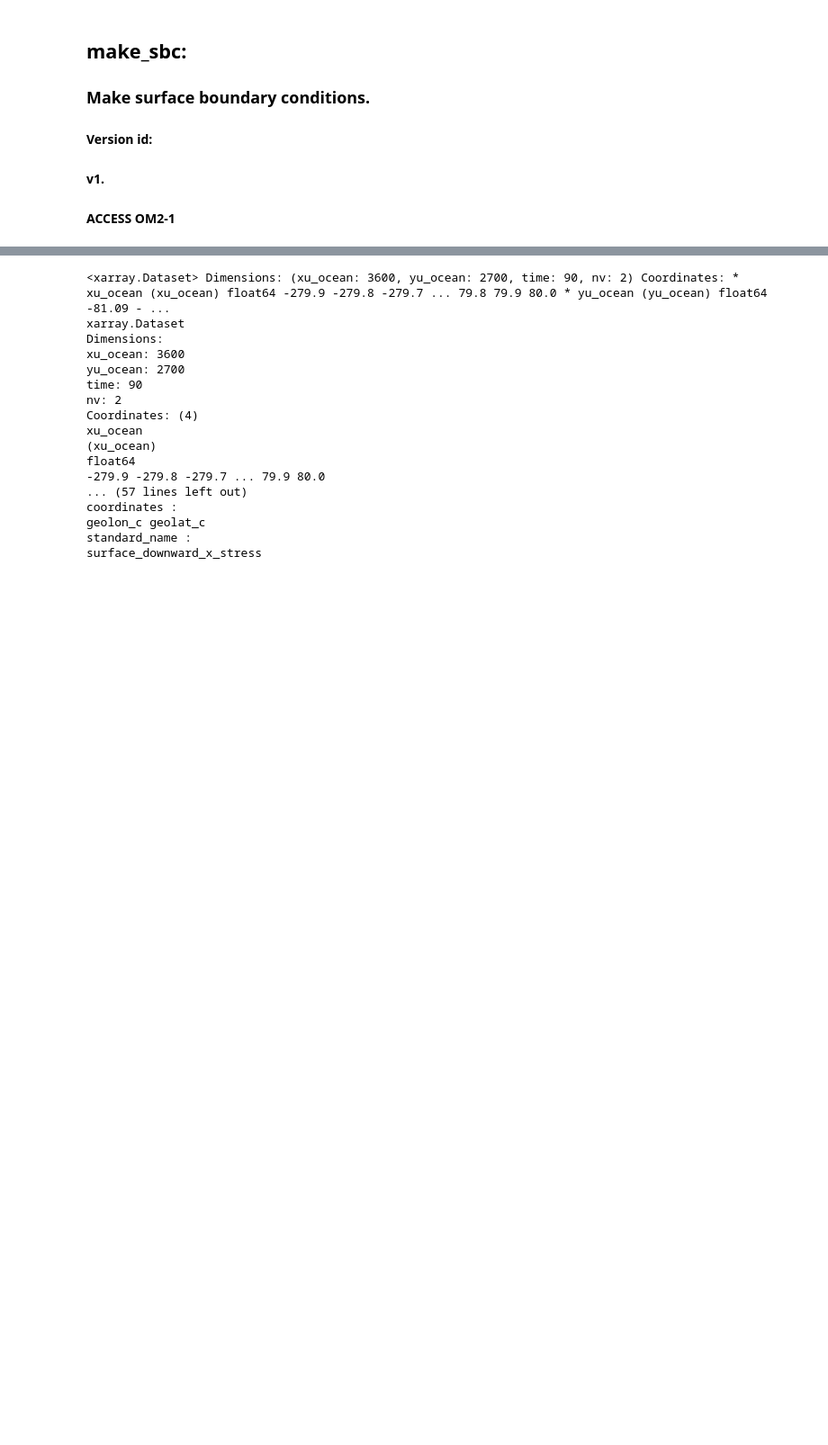
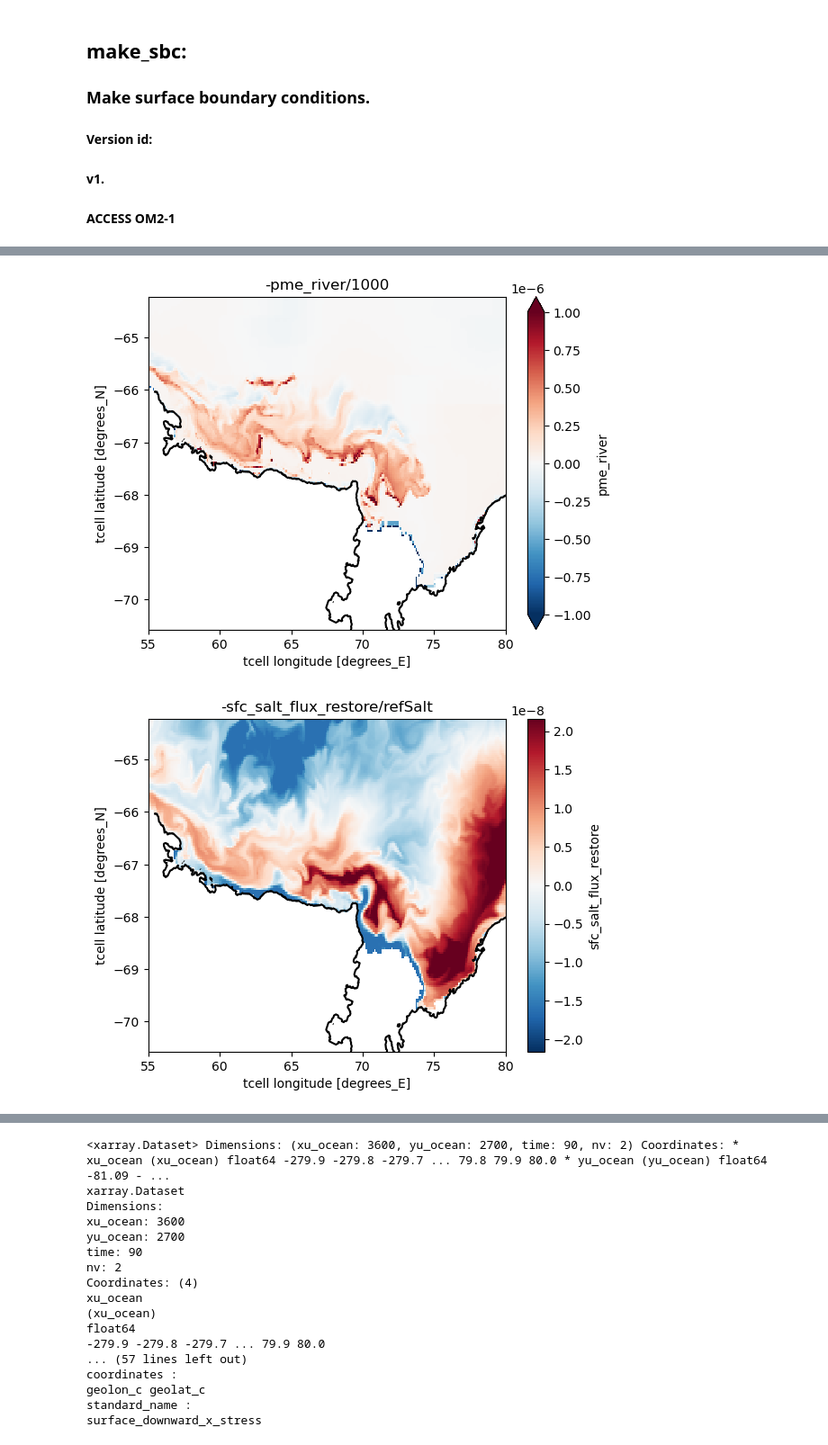
Before and after one commit to dgwyther/vanderford-setup, a Jupyter notebook: notebooks/make_sbc-amery_access.ipynb, the cells around one changed output, grey strips where cells are left out. Shown at 90% size. Saved outputs shown, nothing was run; the diff lists cells and outputs as text; code cells hidden in the pictures; blank space fills up the shorter version.

```diff
--- a/notebooks/make_sbc-amery_access.ipynb
+++ b/notebooks/make_sbc-amery_access.ipynb
@@ -70,0 +230,39 @@ shflx_full.attrs['filename']
+# %%
+
+plt.contour(grid.lon_rho,grid.lat_rho,grid.mask_rho,levels=np.array((-1,0)),colors='k',zorder=10)
+((-pme_full.pme_river/refDens).isel(time=80,yt_ocean=slice(250,400))).plot(vmin=-1e-6,vmax=1e-6,cmap='RdBu_r')
+plt.xlim((55,80))
+plt.title('-pme_river/1000')
+plt.show()
+
+plt.contour(grid.lon_rho,grid.lat_rho,grid.mask_rho,levels=np.array((-1,0)),colors='k',zorder=10)
+(-((ssflx_restore_full.sfc_salt_flux_restore)/refSalt).isel(time=80,yt_ocean=slice(250,400))).plot(cmap='RdBu_r')
+plt.xlim((55,80))
+plt.title('-sfc_salt_flux_restore/refSalt')
+plt.show()
+
+
+plt.contour(grid.lon_rho,grid.lat_rho,grid.mask_rho,levels=np.array((-1,0)),colors='k',zorder=10)
+(-((ssflx_ice_full.sfc_salt_flux_ice)/refSalt).isel(time=80,yt_ocean=slice(250,400))).plot(cmap='RdBu_r')
+plt.xlim((55,80))
+plt.title('-sfc_salt_flux_ice/refSalt')
+plt.show()
+
+
+
+
+plt.contour(grid.lon_rho,grid.lat_rho,grid.mask_rho,levels=np.array((-1,0)),colors='k',zorder=10)
+(-((ssflx_restore_full.sfc_salt_flux_restore + ssflx_ice_full.sfc_salt_flux_ice)/refSalt).isel(time=80,yt_ocean=slice(250,400))).plot(cmap='RdBu_r')
+plt.xlim((55,80))
+plt.title('- (sfc_salt_flux_restore + sfc_salt_flux_ice)/refSalt')
+plt.show()
+
+
+plt.contour(grid.lon_rho,grid.lat_rho,grid.mask_rho,levels=np.array((-1,0)),colors='k',zorder=10)
+(swflux_full.isel(time=80,yt_ocean=slice(250,400))).plot(vmin=-1e-6,vmax=1e-6,cmap='RdBu_r')
+plt.xlim((55,80))
+plt.title('- (pme_river/1000 + (sfc_salt_flux_restore + sfc_salt_flux_ice)/refSalt)')
+plt.show()
+# %% [output]
+[figure, added]
+[figure, added]
```
Also changed, not shown: parts of 10 cells of this notebook, 2 other files.
